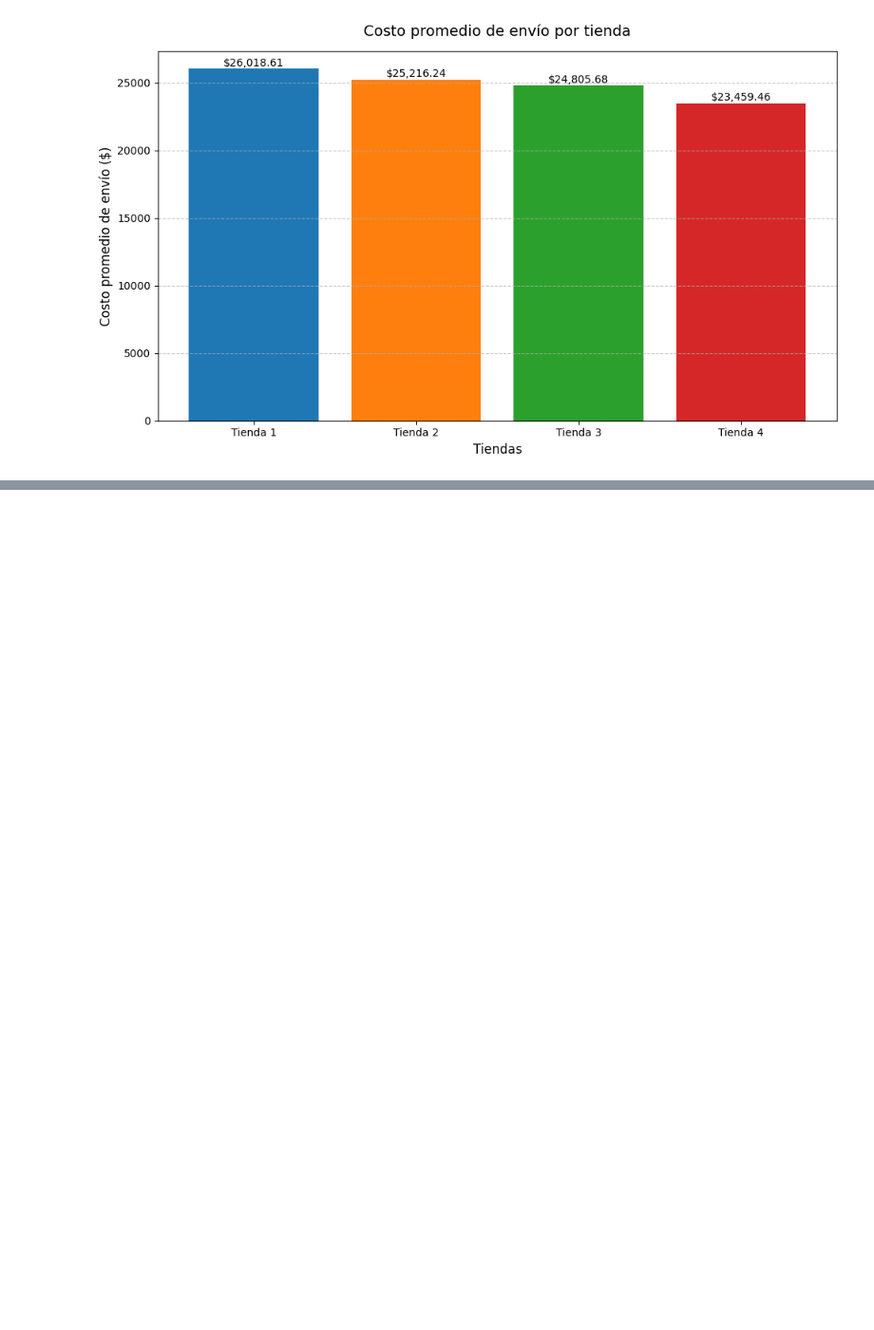
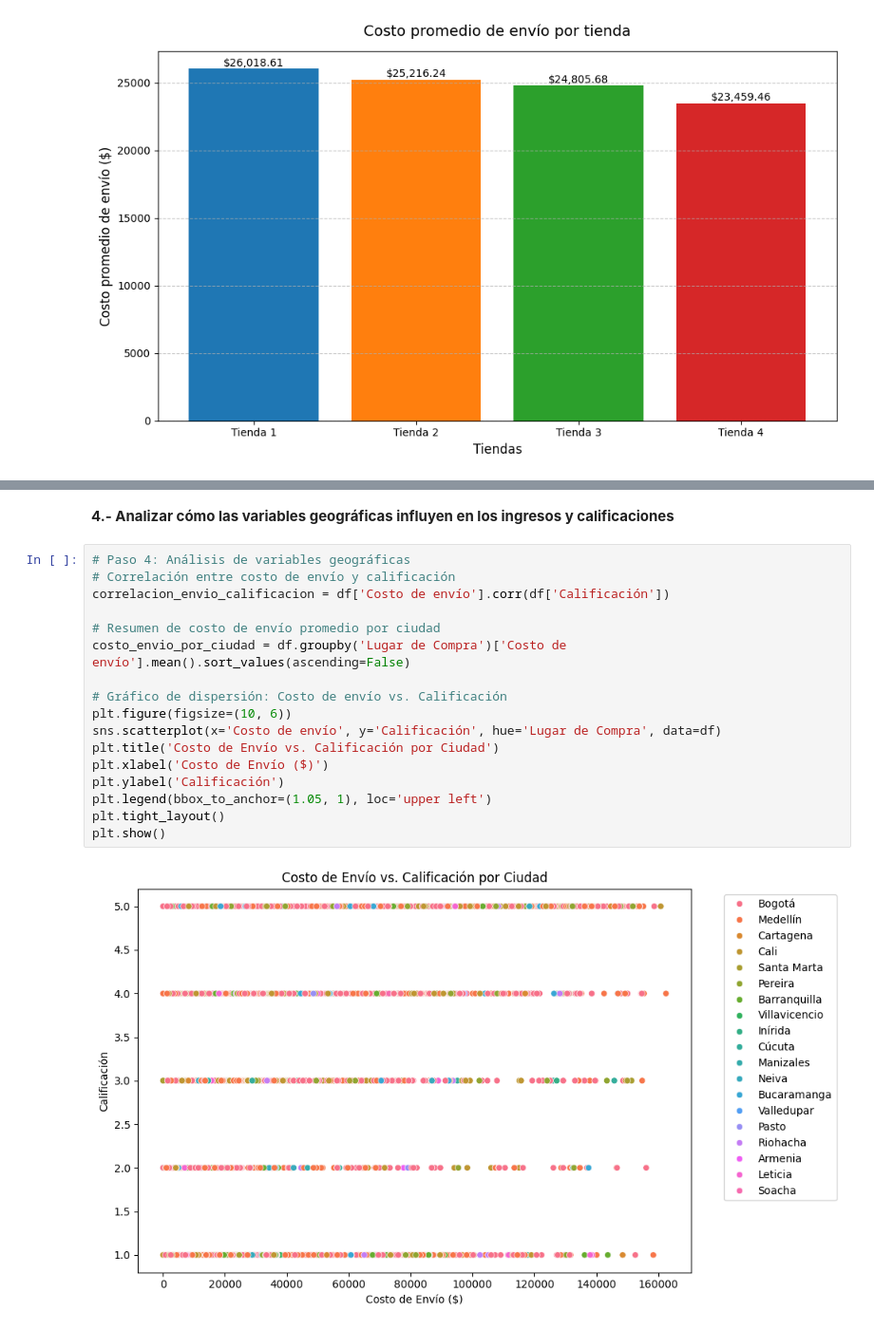
Before and after one commit to igafu053/Alura_Store_Latam, a Jupyter notebook: AluraStoreLatam.ipynb, the cells around one changed output, grey strips where cells are left out. Shown at 95% size. Drawn from its saved outputs; the diff is of its cells as text; blank space fills up the shorter version.

```diff
--- a/AluraStoreLatam.ipynb
+++ b/AluraStoreLatam.ipynb
@@ -876,0 +988,21 @@ Vender la Tienda 4 permite al señor Juan enfocar recursos en las tiendas de mej
+# %% [markdown]
+**4.- Analizar cómo las variables geográficas influyen en los ingresos y calificaciones**
+# %%
+# Paso 4: Análisis de variables geográficas
+# Correlación entre costo de envío y calificación
+correlacion_envio_calificacion = df['Costo de envío'].corr(df['Calificación'])
+
+# Resumen de costo de envío promedio por ciudad
+costo_envio_por_ciudad = df.groupby('Lugar de Compra')['Costo de envío'].mean().sort_values(ascending=False)
+
+# Gráfico de dispersión: Costo de envío vs. Calificación
+plt.figure(figsize=(10, 6))
+sns.scatterplot(x='Costo de envío', y='Calificación', hue='Lugar de Compra', data=df)
+plt.title('Costo de Envío vs. Calificación por Ciudad')
+plt.xlabel('Costo de Envío ($)')
+plt.ylabel('Calificación')
+plt.legend(bbox_to_anchor=(1.05, 1), loc='upper left')
+plt.tight_layout()
+plt.show()
+# %% [output]
+[figure, added]
```
Also changed, not shown: parts of 12 cells of this notebook.
